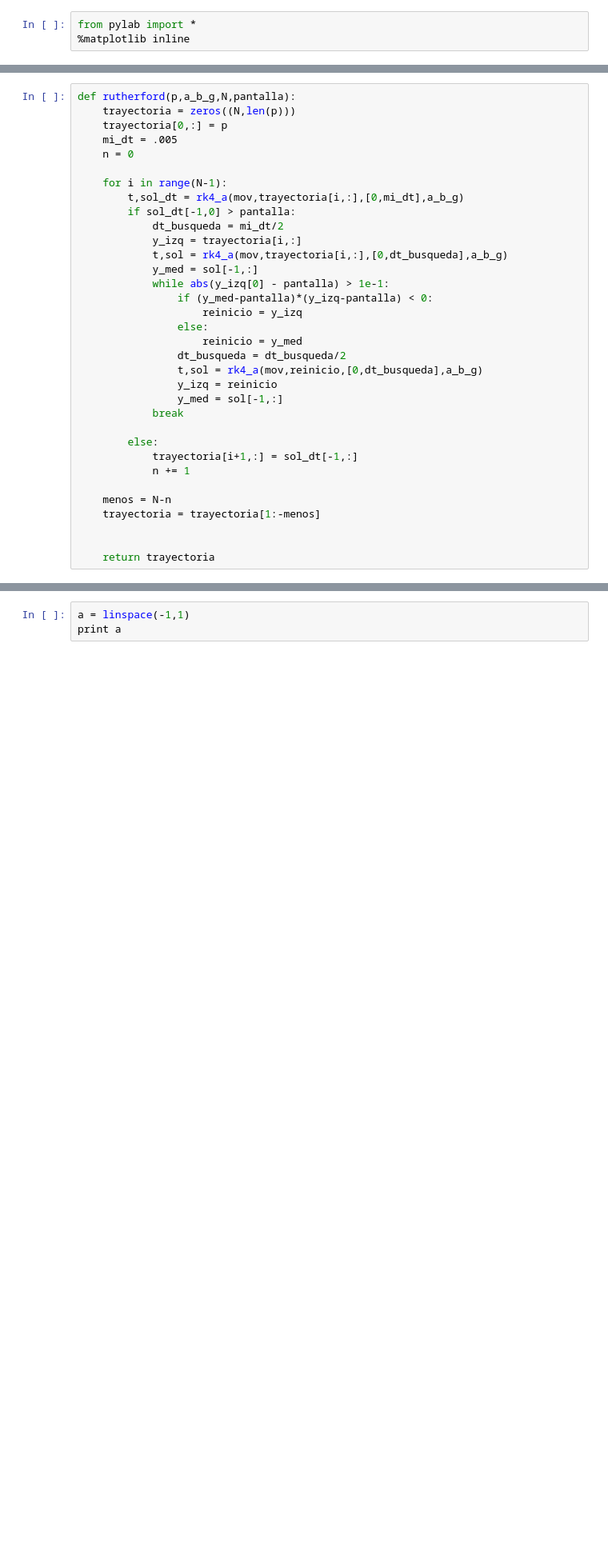
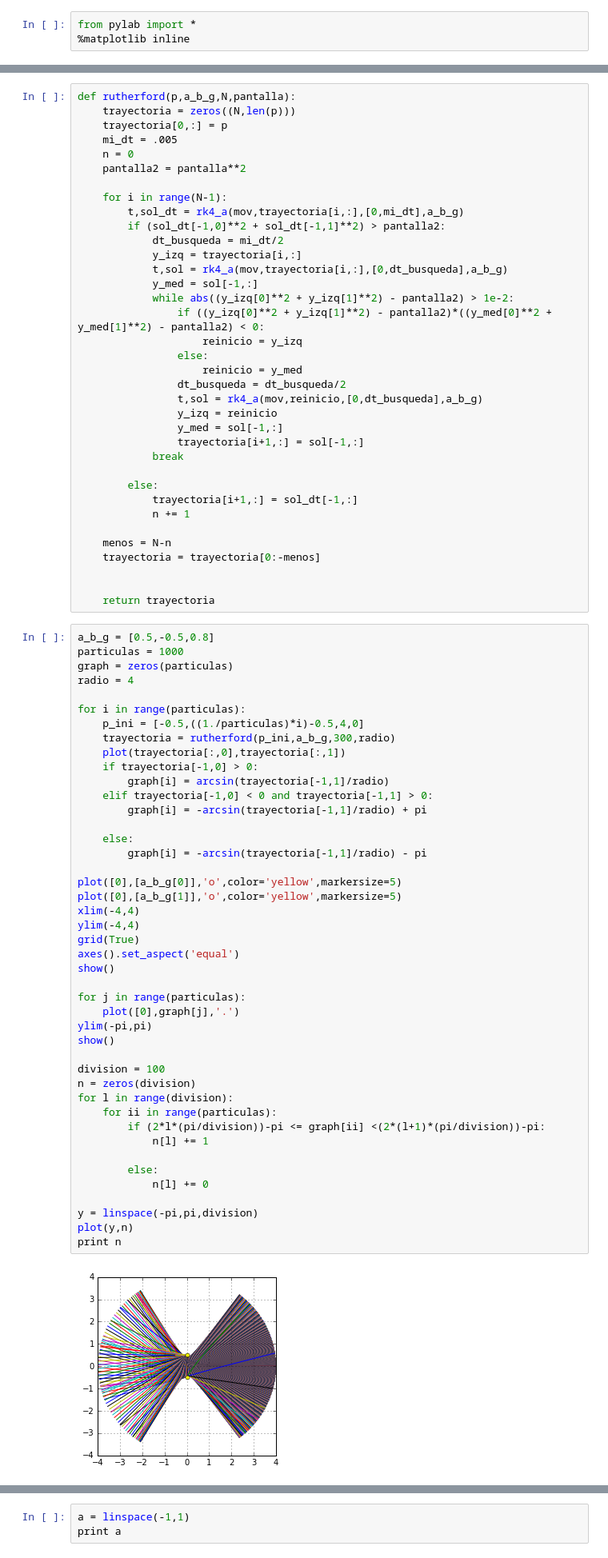
Before and after one commit to JavierMarmol/Tareas, a Jupyter notebook: Rutherford.ipynb, the cells around one changed output, grey strips where cells are left out. Shown at 80% size. Saved outputs shown, nothing was run; the diff lists cells and outputs as text; blank space fills up the shorter version.

```diff
--- a/Rutherford.ipynb
+++ b/Rutherford.ipynb
@@ -88,16 +88,17 @@ def rutherford(p,a_b_g,N,pantalla):
     trayectoria[0,:] = p
     mi_dt = .005
     n = 0
+    pantalla2 = pantalla**2
 
     for i in range(N-1):
         t,sol_dt = rk4_a(mov,trayectoria[i,:],[0,mi_dt],a_b_g)
-        if sol_dt[-1,0] > pantalla:
+        if (sol_dt[-1,0]**2 + sol_dt[-1,1]**2) > pantalla2:
             dt_busqueda = mi_dt/2
             y_izq = trayectoria[i,:]
             t,sol = rk4_a(mov,trayectoria[i,:],[0,dt_busqueda],a_b_g)
             y_med = sol[-1,:]
-            while abs(y_izq[0] - pantalla) > 1e-1:
-                if (y_med-pantalla)*(y_izq-pantalla) < 0:
+            while abs((y_izq[0]**2 + y_izq[1]**2) - pantalla2) > 1e-2:
+                if ((y_izq[0]**2 + y_izq[1]**2) - pantalla2)*((y_med[0]**2 + y_med[1]**2) - pantalla2) < 0:
                     reinicio = y_izq
                 else:
                     reinicio = y_med
@@ -105,6 +106,7 @@ def rutherford(p,a_b_g,N,pantalla):
                 t,sol = rk4_a(mov,reinicio,[0,dt_busqueda],a_b_g)
                 y_izq = reinicio
                 y_med = sol[-1,:]
+                trayectoria[i+1,:] = sol[-1,:]
             break
 
         else:
@@ -112,7 +114,53 @@ def rutherford(p,a_b_g,N,pantalla):
             n += 1
 
     menos = N-n
-    trayectoria = trayectoria[1:-menos]
+    trayectoria = trayectoria[0:-menos]
 
 
     return trayectoria
+# %%
+a_b_g = [0.5,-0.5,0.8]
+particulas = 1000
+graph = zeros(particulas)
+radio = 4
+
+for i in range(particulas):
+    p_ini = [-0.5,((1./particulas)*i)-0.5,4,0]
+    trayectoria = rutherford(p_ini,a_b_g,300,radio)
+    plot(trayectoria[:,0],trayectoria[:,1])
+    if trayectoria[-1,0] > 0:
+        graph[i] = arcsin(trayectoria[-1,1]/radio)
+    elif trayectoria[-1,0] < 0 and trayectoria[-1,1] > 0:
+        graph[i] = -arcsin(trayectoria[-1,1]/radio) + pi
+
+    else:
+        graph[i] = -arcsin(trayectoria[-1,1]/radio) - pi
+
+plot([0],[a_b_g[0]],'o',color='yellow',markersize=5)
+plot([0],[a_b_g[1]],'o',color='yellow',markersize=5)
+xlim(-4,4)
+ylim(-4,4)
+grid(True)
+axes().set_aspect('equal')
+show()
+
+for j in range(particulas):
+    plot([0],graph[j],'.')
+ylim(-pi,pi)
+show()
+
+division = 100
+n = zeros(division)
+for l in range(division):
+    for ii in range(particulas):
+        if (2*l*(pi/division))-pi <= graph[ii] <(2*(l+1)*(pi/division))-pi:
+            n[l] += 1
+
+        else:
+            n[l] += 0
+
+y = linspace(-pi,pi,division)
+plot(y,n)
+print n
+# %% [output]
+[figure, added]
```
Also changed, not shown: parts of 20 cells of this notebook, 9 other files.
